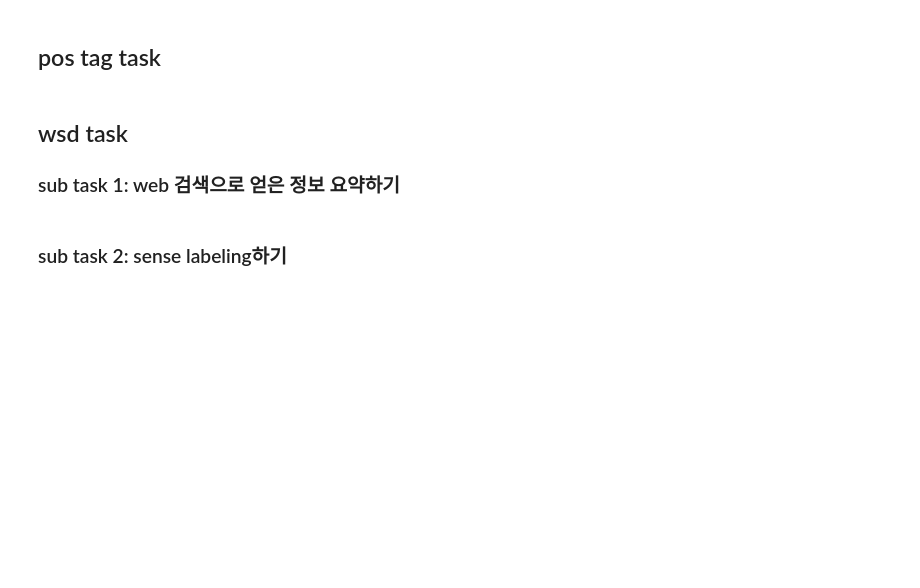
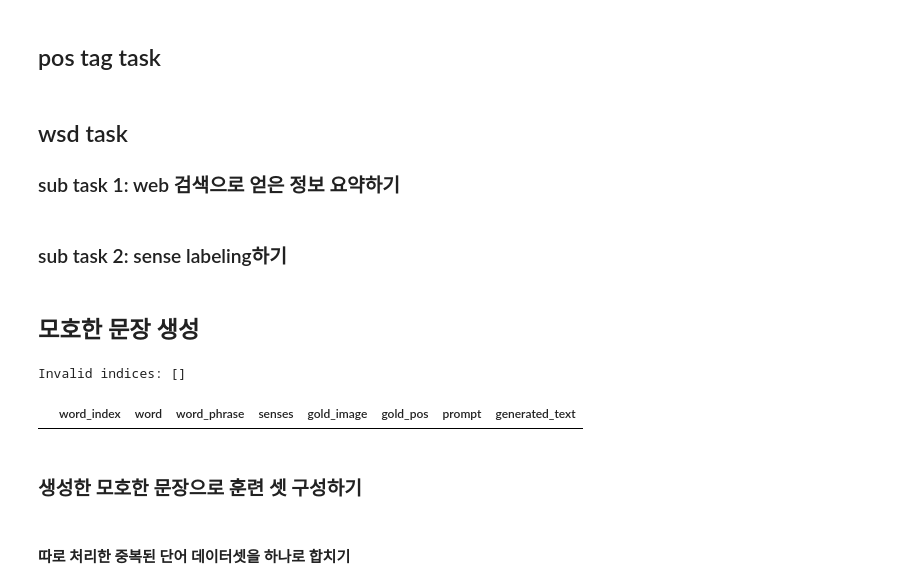
Before and after one commit to BlessingDev/Word-Sense-Disambiguation-with-Visual-Context, a Jupyter notebook: sense_labeling.ipynb, the cells around one changed output. Cells and saved outputs as stored; diff of their text form; code cells hidden in the pictures; blank space fills up the shorter version.

```diff
--- a/sense_labeling.ipynb
+++ b/sense_labeling.ipynb
@@ -3074,7 +3075,7 @@ adv_rules = """Adverb is considered when:
 import pandas as pd
 import json
 
-wsd_test_df = pd.read_csv("/workspace/data/train_set_process/wsd_set_entire_hypernym.csv")
+wsd_test_df = pd.read_csv("/workspace/data/train_set_process/wsd_set_duplicate_divided.csv")
 
 prompt_list = list()
 for index, row in wsd_test_df.iterrows():
@@ -3113,7 +3114,7 @@ for index, row in wsd_test_df.iterrows():
     prompt_list.append(prompt)
 
 wsd_test_df["prompt"] = prompt_list
-wsd_test_df.to_csv("/workspace/data/train_set_process/wsd_set_entire_pos.csv", index=False)
+wsd_test_df.to_csv("/workspace/data/train_set_process/wsd_set_pos_divided_prompt.csv", index=False)
 # %% [markdown]
 ## wsd task
 
@@ -3153,7 +3154,7 @@ import json
 import pandas as pd
 from tqdm.auto import tqdm
 # 기존에 retrive하여 저장해놓은 목록에서 test 셋에 해당하는 100개 내역 얻어오기
-wsd_test_df = pd.read_csv("/workspace/data/train_set_process/wsd_set_entire.csv")
+wsd_test_df = pd.read_csv("/workspace/data/train_set_process/wsd_set_duplicate_divided.csv")
 
 # k =3
 # 요약은 한 번의 LLM 호출로 하나의 인터넷 문서만 처리하도록 구조 적용
@@ -3262,11 +3263,11 @@ After all your reasoning is finished, read through the list of senses provided o
 import pandas as pd
 import json
 
-summ_df = pd.read_csv("/workspace/data/train_set_process/wsd_set_entire_hypernym.csv")
-web_search_df = pd.read_csv("/workspace/data/train_set_process/inference/wsd_set_entire_summarize_gemma-3-27b.csv")
+wsd_test_df = pd.read_csv("/workspace/data/train_set_process/wsd_set_duplicate_divided.csv")
+web_search_df = pd.read_csv("/workspace/data/train_set_process/inference/wsd_set_summarize_divided_prompt_gemma-3-27b.csv")
 
 # 예측한 gold_pos 가져오기
-wsd_pos_df = pd.read_csv("/workspace/data/train_set_process/inference/wsd_set_entire_pos_gemma-3-27b.csv")
+wsd_pos_df = pd.read_csv("/workspace/data/train_set_process/inference/wsd_set_pos_divided_gemma-3-27b.csv")
 pos_mapping = {
     "noun": "n",
     "verb": "v",
@@ -3303,4 +3304,6 @@ for index, row in wsd_test_df.iterrows():
     prompt_list.append(prompt)
 
 wsd_test_df["prompt"] = prompt_list
-wsd_test_df.to_csv("/workspace/data/train_set_process/wsd_set_entire_sense_search_prompt.csv", index=False)
+wsd_test_df.to_csv("/workspace/data/train_set_process/wsd_set_dupl_div_sense_search_prompt.csv", index=False)
+# %% [markdown]
+## 모호한 문장 생성
@@ -3306,0 +3317,20 @@ wsd_test_df.to_csv("/workspace/data/train_set_process/wsd_set_entire_sense_searc
+# %%
+sense_label_df = pd.read_csv("/workspace/data/train_set_process/inference/wsd_set_sense_search_divided_gemma-3-27b.csv")
+
+# index 범위를 넘은 sense를 예측한 sample 찾기
+invalid_indices = list()
+for index, row in sense_label_df.iterrows():
+    sense_dict = json.loads(row["senses"])
+    sense_list = sense_dict.get(row["gold_pos"], [])
+    predicted_sense = int(row["generated_text"].split("A:")[-1].strip())
+
+    if predicted_sense < 1 or predicted_sense > len(sense_list):
+        invalid_indices.append(index)
+
+print(f"Invalid indices: {invalid_indices}")
+# %% [output]
+Invalid indices: []
+# %%
+sense_label_df.loc[invalid_indices]
+# %% [output]
+|  | word_index | word | word_phrase | senses | gold_image | gold_pos | prompt | generated_text |
@@ -3306,0 +3366,2 @@ wsd_test_df.to_csv("/workspace/data/train_set_process/wsd_set_entire_sense_searc
+# %% [markdown]
+### 생성한 모호한 문장으로 훈련 셋 구성하기
@@ -3306,0 +3376,2 @@ wsd_test_df.to_csv("/workspace/data/train_set_process/wsd_set_entire_sense_searc
+# %% [markdown]
+#### 따로 처리한 중복된 단어 데이터셋을 하나로 합치기
```
Also changed, not shown: parts of 9 cells of this notebook, 57 other files.
